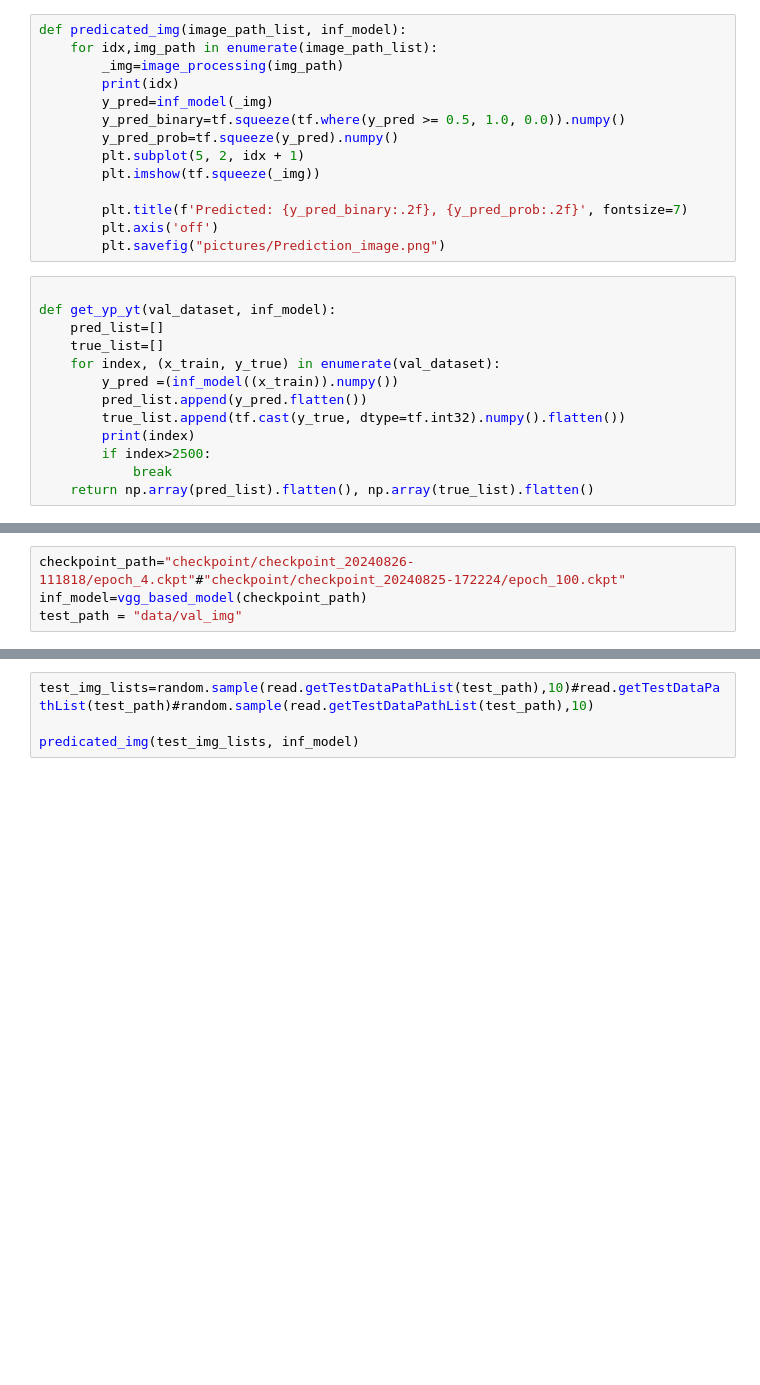
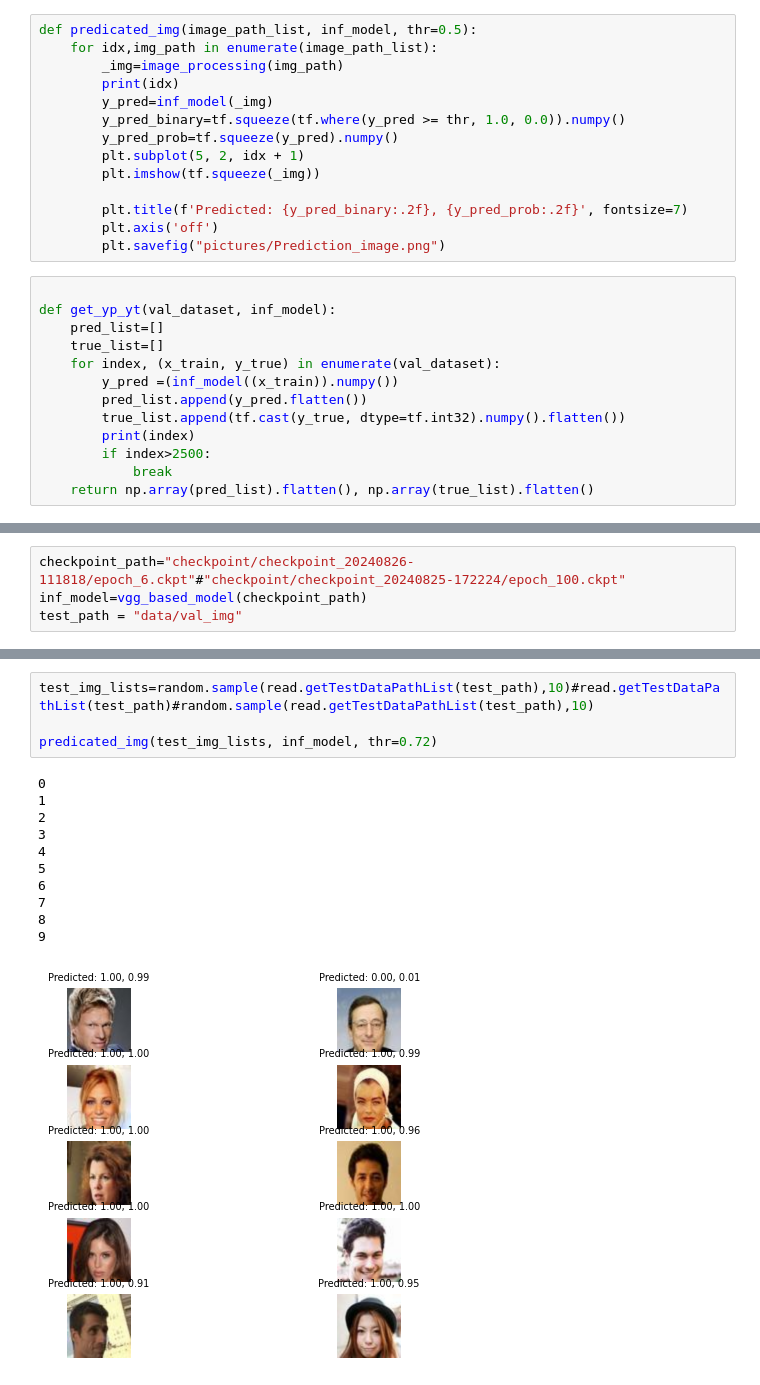
Before and after one commit to sanjay-iisc/TheraPanacea_case_study, a Jupyter notebook: test_i.ipynb, the cells around one changed output, grey strips where cells are left out. Saved outputs shown, nothing was run; the diff lists cells and outputs as text; blank space fills up the shorter version.

```diff
--- a/test_i.ipynb
+++ b/test_i.ipynb
@@ -34,12 +42,12 @@ def create_pred_text(image_path_list, inf_model, thr=None):
         with open("test_pred.txt", "+a") as f:
             f.write(f"{y_pred_binary}\n")
 # %%
-def predicated_img(image_path_list, inf_model):
+def predicated_img(image_path_list, inf_model, thr=0.5):
     for idx,img_path in enumerate(image_path_list):
         _img=image_processing(img_path)
         print(idx)
         y_pred=inf_model(_img)
-        y_pred_binary=tf.squeeze(tf.where(y_pred >= 0.5, 1.0, 0.0)).numpy()
+        y_pred_binary=tf.squeeze(tf.where(y_pred >= thr, 1.0, 0.0)).numpy()
         y_pred_prob=tf.squeeze(y_pred).numpy()
         plt.subplot(5, 2, idx + 1)
         plt.imshow(tf.squeeze(_img))
@@ -144,4 +163,4 @@ val_dataset =  Datasets_init.get_val_dataset()
 # %%
-checkpoint_path="checkpoint/checkpoint_20240826-111818/epoch_4.ckpt"#"checkpoint/checkpoint_20240825-172224/epoch_100.ckpt"
+checkpoint_path="checkpoint/checkpoint_20240826-111818/epoch_6.ckpt"#"checkpoint/checkpoint_20240825-172224/epoch_100.ckpt"
 inf_model=vgg_based_model(checkpoint_path)
 test_path = "data/val_img"
@@ -188,4 +204,16 @@ print(cm)
 # %%
 test_img_lists=random.sample(read.getTestDataPathList(test_path),10)#read.getTestDataPathList(test_path)#random.sample(read.getTestDataPathList(test_path),10)
 
-predicated_img(test_img_lists, inf_model)
+predicated_img(test_img_lists, inf_model, thr=0.72)
+# %% [output]
+0
+1
+2
+3
+4
+5
+6
+7
+8
+9
+[figure, added]
```
Also changed, not shown: parts of 6 cells of this notebook, 9 other files.
